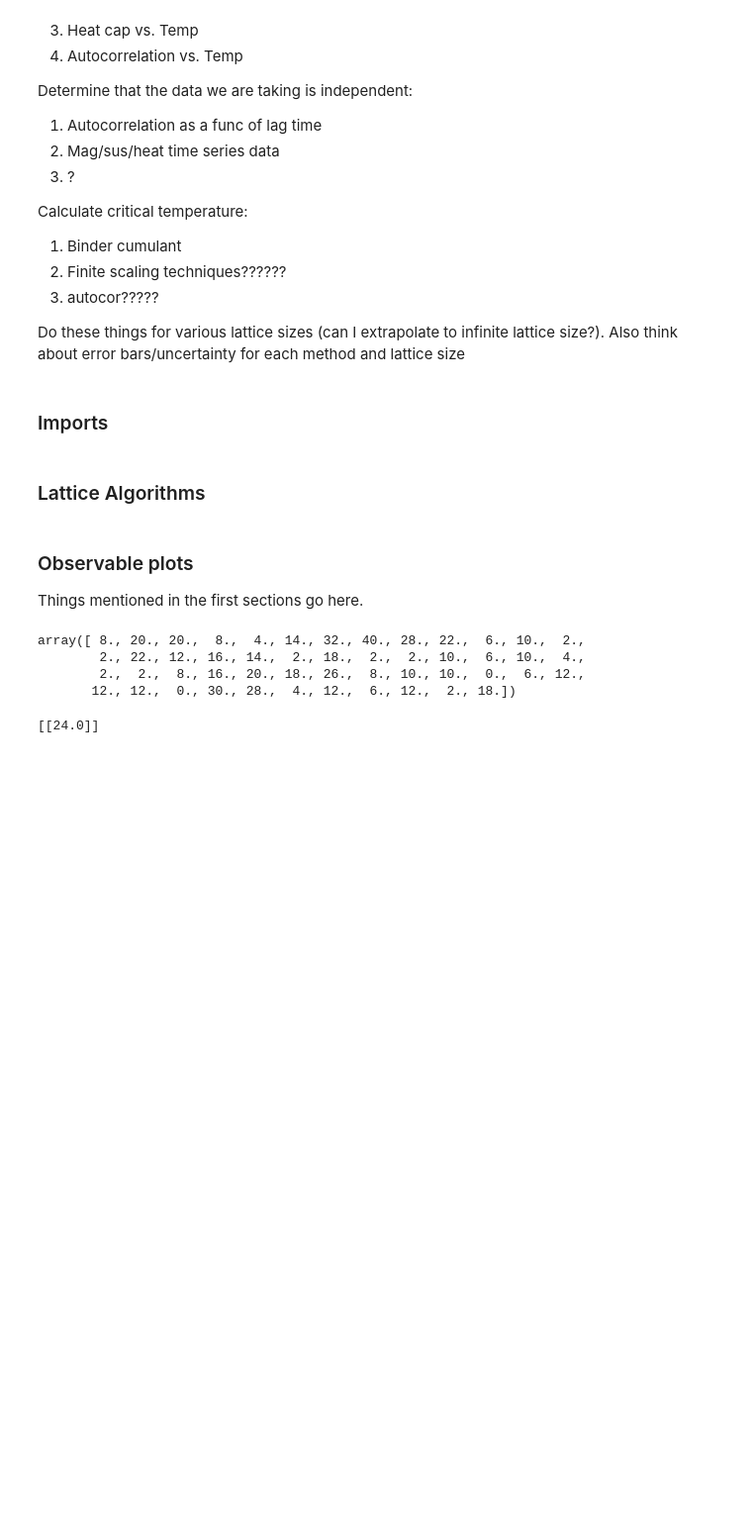
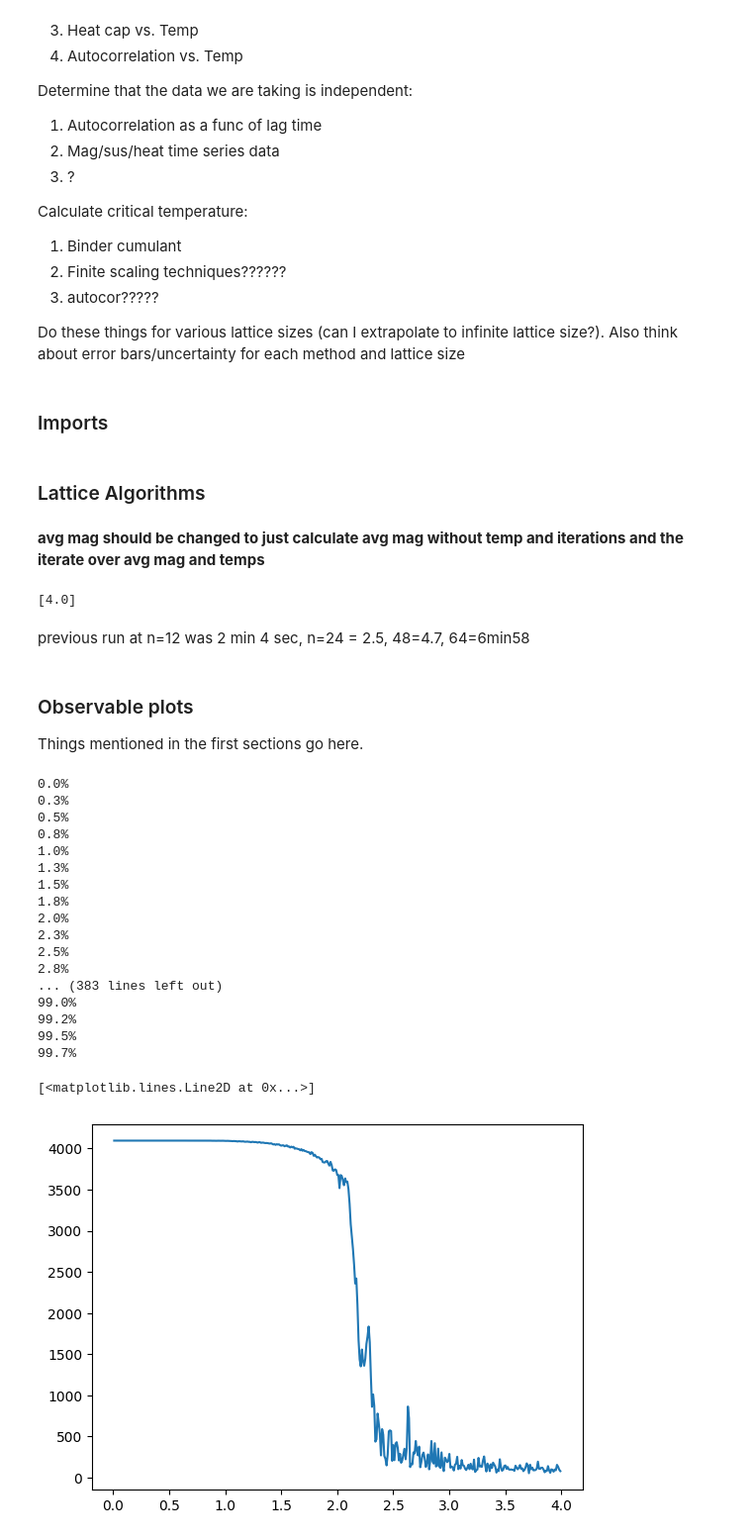
Before and after one commit to noahchanoah/thesis, a Jupyter notebook: CaseCritTemp.ipynb, the cells around one changed output. Shown: that part at 99% size. Saved outputs shown, nothing was run; the diff lists cells and outputs as text; code cells hidden in the pictures; blank space fills up the shorter version.

```diff
--- a/CaseCritTemp.ipynb
+++ b/CaseCritTemp.ipynb
@@ -122,0 +139,2 @@ def Metropolis(lattice, temp, iterations):
+# %% [markdown]
+**avg mag should be changed to just calculate avg mag without temp and iterations and the iterate over avg mag and temps**
@@ -123,28 +154,60 @@ def Metropolis(lattice, temp, iterations):
+# %%
+lattice = initLattice(12, True)
+avgMag(lattice, 100, 100)
+# %% [output]
+[4.0]
+# %% [markdown]
+previous run at n=12 was 2 min 4 sec, n=24 = 2.5, 48=4.7, 64=6min58
 # %% [markdown]
 ### Observable plots
 Things mentioned in the first sections go here.
 # %%
 #Magnetization vs temperature
-lattice = initLattice(12, True)
-T = 10
+lattice = initLattice(64, True)
+T = 100
 
 magnetizationArray = []
 numMeasurements = 10
 
-for measurement in np.arange(numMeasurements):
-    curMag = Metropolis(lattice, T, 500)
-    magnetizationArray.append(curMag)
+# for measurement in np.arange(numMeasurements):
+#     curMag = Metropolis(lattice, T, 500)
+#     magnetizationArray.append(curMag)
 
-#flatten array
-magnetizationArray = np.array(magnetizationArray)
-magnetizationArray = magnetizationArray.flatten()
-magnetizationArray
+# #flatten array
+# magnetizationArray = np.array(magnetizationArray)
+# magnetizationArray = magnetizationArray.flatten()
+# magnetizationArray
+
+# mAvg = np.average(Metropolis(lattice,T,10000))
+# mAvg
+
+tempRange = np.flip(np.arange(0.01,4,0.01))
+avgArr = []
+for temp in tempRange:
+    percent = round((tempRange[0]-temp)/tempRange[0] * 100,1)
+    print("%s%%" % percent)
+    mAvg = np.average(Metropolis(lattice,temp,100000))
+    avgArr.append(mAvg)
+
+avgArr
+plt.plot(tempRange, avgArr)
 # %% [output]
-array([ 8., 20., 20.,  8.,  4., 14., 32., 40., 28., 22.,  6., 10.,  2.,
-        2., 22., 12., 16., 14.,  2., 18.,  2.,  2., 10.,  6., 10.,  4.,
-        2.,  2.,  8., 16., 20., 18., 26.,  8., 10., 10.,  0.,  6., 12.,
-       12., 12.,  0., 30., 28.,  4., 12.,  6., 12.,  2., 18.])
+0.0%
+0.3%
+0.5%
+0.8%
+1.0%
+1.3%
+1.5%
+1.8%
+2.0%
+2.3%
+2.5%
+2.8%
+... (383 lines left out)
+99.0%
+99.2%
+99.5%
+99.7%
+[<matplotlib.lines.Line2D at 0x...>]
+[figure, added]
-# %%
-magnetizationArray
-# %% [output]
-[[24.0]]
```
Also changed, not shown: parts of 10 cells of this notebook.
